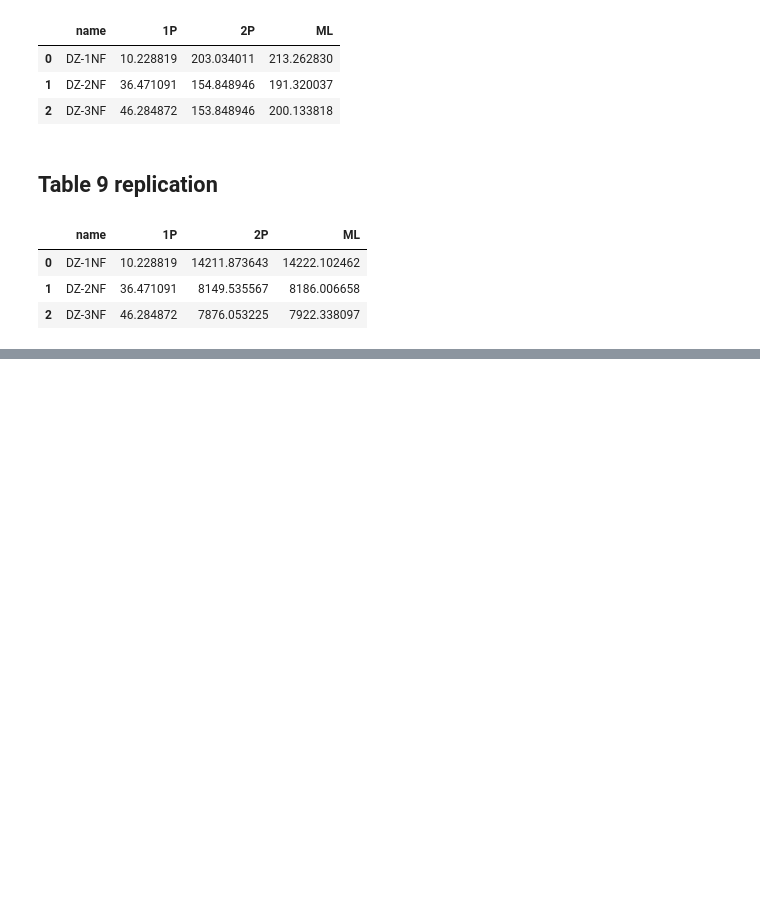
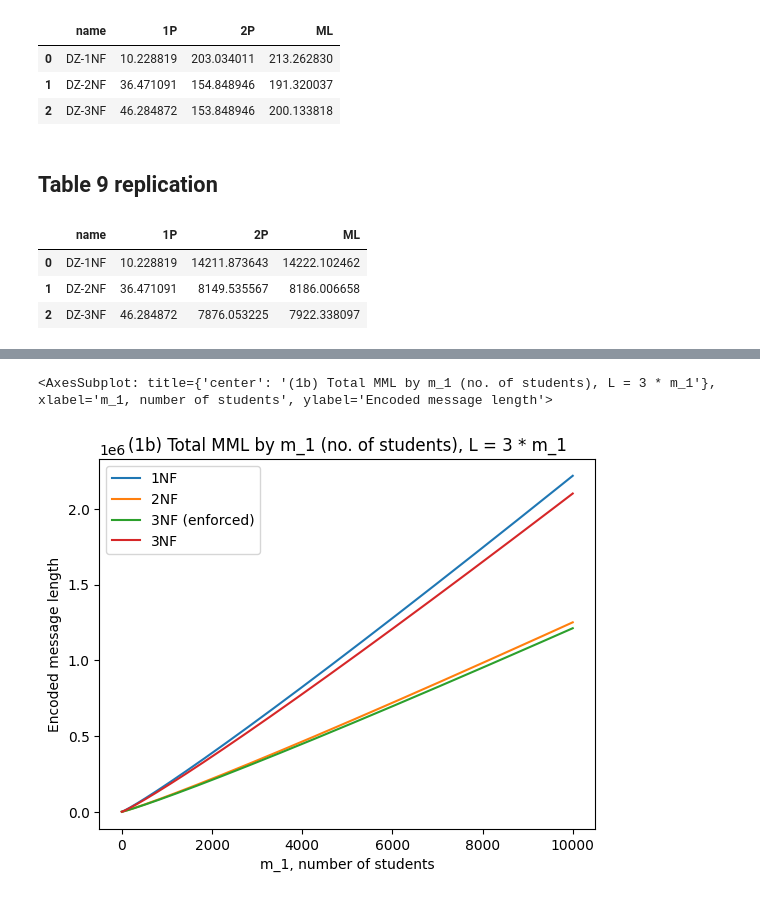
Before and after one commit to SethHu20/database-mml, a Jupyter notebook: database_normalisation/mml.ipynb, the cells around one changed output, grey strips where cells are left out. Cells and saved outputs as stored; diff of their text form; code cells hidden in the pictures; blank space fills up the shorter version.

```diff
--- a/database_normalisation/mml.ipynb
+++ b/database_normalisation/mml.ipynb
@@ -45,0 +167,18 @@ t9_results[["name", "1P", "2P", "ML"]]
+# %%
+# Stud-ID, Stud-Name, Stud-Address, Stud-Course, Unit-No, Unit-Name, Lect-No, Lect-Name, Yr-Sem, Grade
+fig1b_results = []
+# columns=["name", "attr", "tables", "1P", "2P", "ML"]
+for i in range(1, 10001):
+    attributes = [i, i, i, i, 30, 30, 15, 15, 3, 3]
+    L = i * 3
+    fig1b_results += [[
+        i,
+        test_1nf(attributes, L)[-1],
+        test_2nf(attributes, L)[-1],
+        test_3nf(attributes, L)[-1],
+        test_3nf_unenforced(attributes, L)[-1],]
+    ]
+fig1b_table = pd.DataFrame(fig1b_results, columns=["i", "1NF", "2NF", "3NF (enforced)", "3NF"])
+fig1b_table.style.set_caption("Recreation of Fig. 1b")
+# fig1a_table[["name", "1P", "2P", "ML"]].to_csv("output/fig1a.csv")
+fig1b_table
@@ -45,0 +199,9 @@ t9_results[["name", "1P", "2P", "ML"]]
+# %%
+b_plot = fig1b_table[["1NF", "2NF", "3NF (enforced)", "3NF"]].plot()
+b_plot.set_title(label="(1b) Total MML by m_1 (no. of students), L = 3 * m_1")
+b_plot.set_xlabel(xlabel="m_1, number of students")
+b_plot.set_ylabel(ylabel="Encoded message length")
+b_plot
+# %% [output]
+<AxesSubplot: title={'center': '(1b) Total MML by m_1 (no. of students), L = 3 * m_1'}, xlabel='m_1, number of students', ylabel='Encoded message length'>
+[figure, added]
```
Also changed, not shown: parts of 29 cells of this notebook, 2 other files.
